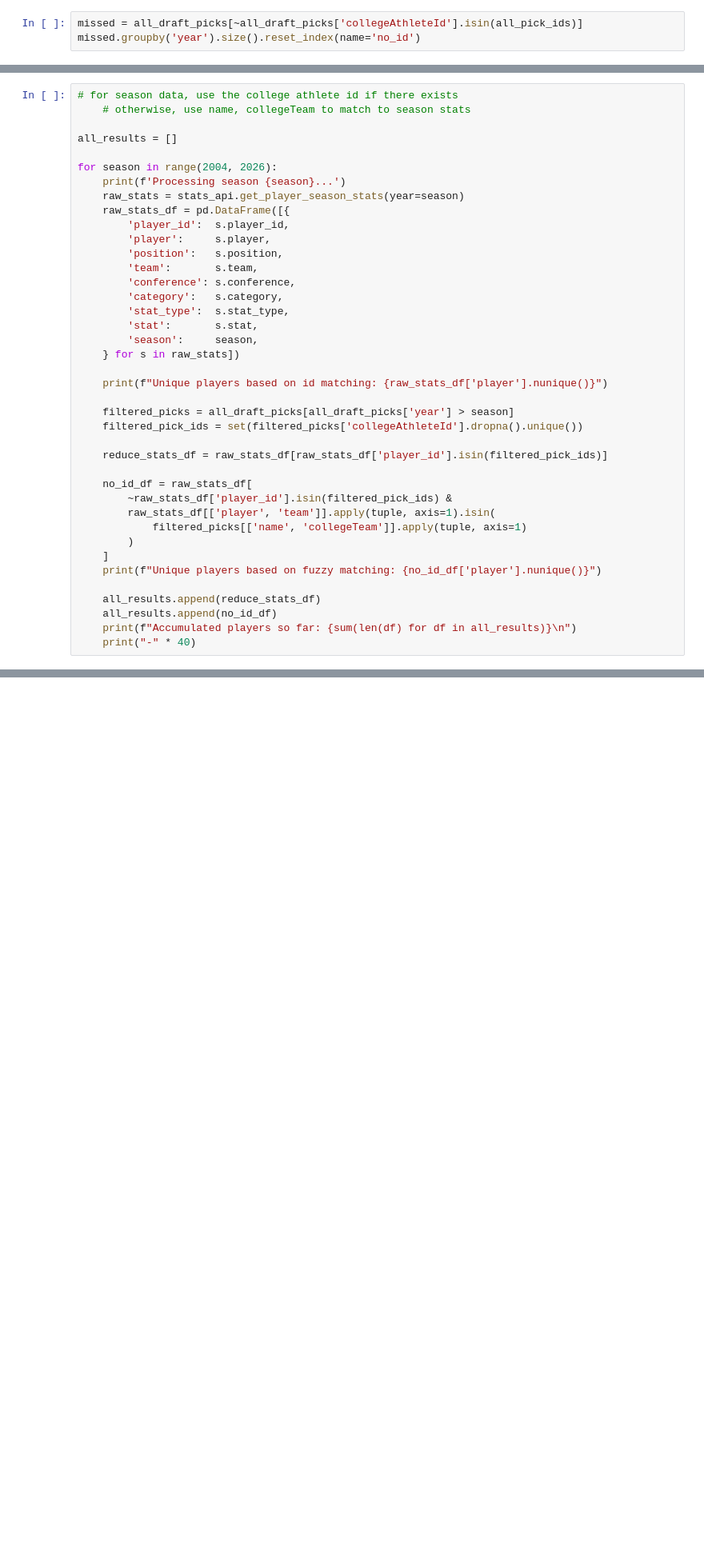
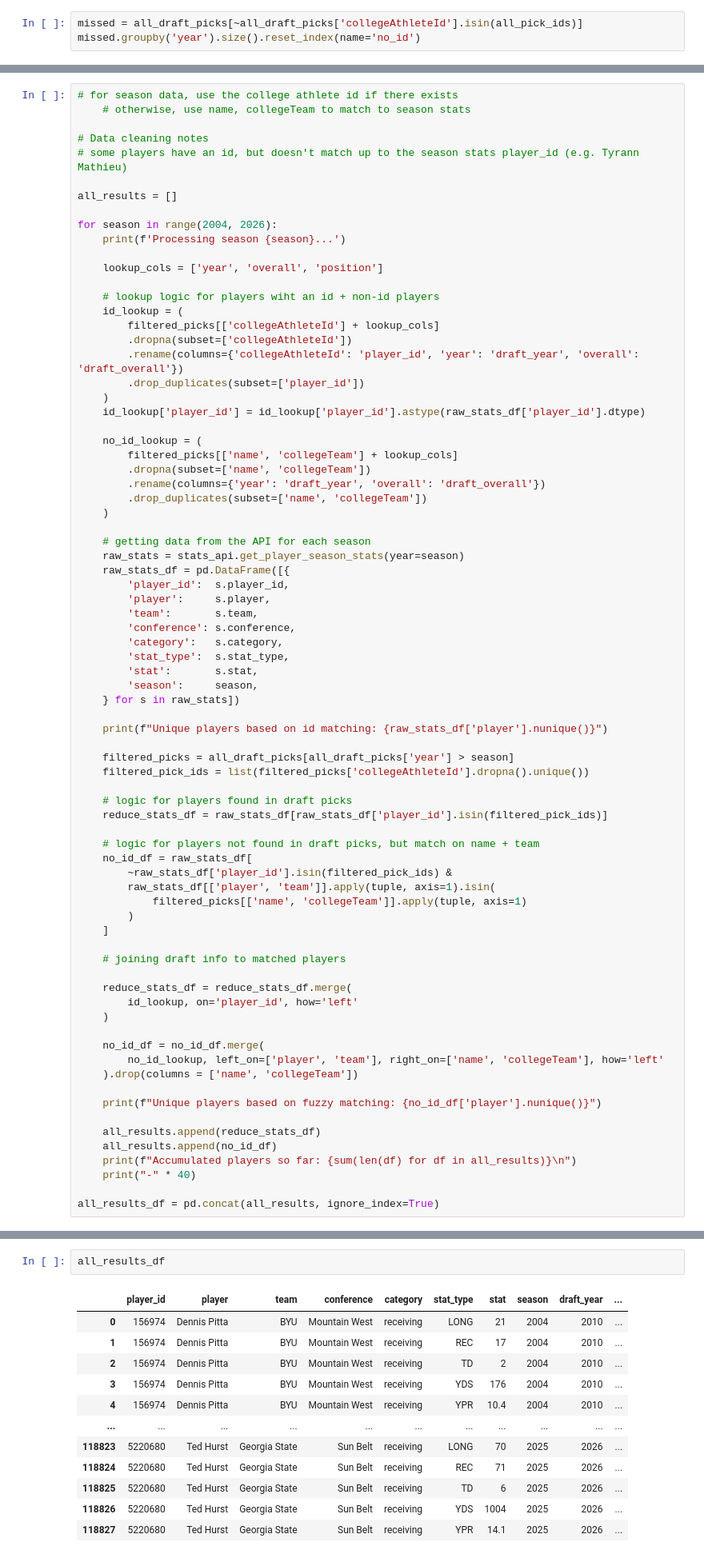
Before and after one commit to arnavk377/DraftSight, a Jupyter notebook: data/exploring_cfb.ipynb, the cells around one changed output, grey strips where cells are left out. Shown at 80% size. Drawn from its saved outputs; the diff is of its cells as text; blank space fills up the shorter version.

Commit message:
adding player statistic data

```diff
--- a/data/exploring_cfb.ipynb
+++ b/data/exploring_cfb.ipynb
@@ -557,16 +565,38 @@ missed.groupby('year').size().reset_index(name='no_id')
 # %%
 # for season data, use the college athlete id if there exists
     # otherwise, use name, collegeTeam to match to season stats
+
+# Data cleaning notes
+# some players have an id, but doesn't match up to the season stats player_id (e.g. Tyrann Mathieu)
 
 all_results = []
 
 for season in range(2004, 2026):
     print(f'Processing season {season}...')
+
+    lookup_cols = ['year', 'overall', 'position']
+
+    # lookup logic for players wiht an id + non-id players
+    id_lookup = (
+        filtered_picks[['collegeAthleteId'] + lookup_cols]
+        .dropna(subset=['collegeAthleteId'])
+        .rename(columns={'collegeAthleteId': 'player_id', 'year': 'draft_year', 'overall': 'draft_overall'})
+        .drop_duplicates(subset=['player_id'])
+    )
+    id_lookup['player_id'] = id_lookup['player_id'].astype(raw_stats_df['player_id'].dtype)
+
+    no_id_lookup = (
+        filtered_picks[['name', 'collegeTeam'] + lookup_cols]
+        .dropna(subset=['name', 'collegeTeam'])
+        .rename(columns={'year': 'draft_year', 'overall': 'draft_overall'})
+        .drop_duplicates(subset=['name', 'collegeTeam'])
+    )
+
+    # getting data from the API for each season
     raw_stats = stats_api.get_player_season_stats(year=season)
     raw_stats_df = pd.DataFrame([{
         'player_id':  s.player_id,
         'player':     s.player,
-        'position':   s.position,
         'team':       s.team,
         'conference': s.conference,
         'category':   s.category,
@@ -578,22 +608,37 @@ for season in range(2004, 2026):
     print(f"Unique players based on id matching: {raw_stats_df['player'].nunique()}")
 
     filtered_picks = all_draft_picks[all_draft_picks['year'] > season]
-    filtered_pick_ids = set(filtered_picks['collegeAthleteId'].dropna().unique())
+    filtered_pick_ids = list(filtered_picks['collegeAthleteId'].dropna().unique())
 
+    # logic for players found in draft picks
     reduce_stats_df = raw_stats_df[raw_stats_df['player_id'].isin(filtered_pick_ids)]
 
+    # logic for players not found in draft picks, but match on name + team
     no_id_df = raw_stats_df[
         ~raw_stats_df['player_id'].isin(filtered_pick_ids) &
         raw_stats_df[['player', 'team']].apply(tuple, axis=1).isin(
             filtered_picks[['name', 'collegeTeam']].apply(tuple, axis=1)
         )
     ]
+
+    # joining draft info to matched players
+
+    reduce_stats_df = reduce_stats_df.merge(
+        id_lookup, on='player_id', how='left'
+    )
+
+    no_id_df = no_id_df.merge(
+        no_id_lookup, left_on=['player', 'team'], right_on=['name', 'collegeTeam'], how='left'
+    ).drop(columns = ['name', 'collegeTeam'])
+
     print(f"Unique players based on fuzzy matching: {no_id_df['player'].nunique()}")
 
     all_results.append(reduce_stats_df)
     all_results.append(no_id_df)
     print(f"Accumulated players so far: {sum(len(df) for df in all_results)}\n")
     print("-" * 40)
+
+all_results_df = pd.concat(all_results, ignore_index=True)
 # %% [output]
 Processing season 2004...
 Unique players based on id matching: 8
@@ -754,0 +669,15 @@ df_all.to_csv('raw_cfb/cfb_stats_chat_match.csv', index=False)
+# %%
+all_results_df
+# %% [output]
+|  | player_id | player | team | conference | category | stat_type | stat | season | draft_year | ... |
+| 0 | 156974 | Dennis Pitta | BYU | Mountain West | receiving | LONG | 21 | 2004 | 2010 | ... |
+| 1 | 156974 | Dennis Pitta | BYU | Mountain West | receiving | REC | 17 | 2004 | 2010 | ... |
+| 2 | 156974 | Dennis Pitta | BYU | Mountain West | receiving | TD | 2 | 2004 | 2010 | ... |
+| 3 | 156974 | Dennis Pitta | BYU | Mountain West | receiving | YDS | 176 | 2004 | 2010 | ... |
+| 4 | 156974 | Dennis Pitta | BYU | Mountain West | receiving | YPR | 10.4 | 2004 | 2010 | ... |
+| ... | ... | ... | ... | ... | ... | ... | ... | ... | ... | ... |
+| 118823 | 5220680 | Ted Hurst | Georgia State | Sun Belt | receiving | LONG | 70 | 2025 | 2026 | ... |
+| 118824 | 5220680 | Ted Hurst | Georgia State | Sun Belt | receiving | REC | 71 | 2025 | 2026 | ... |
+| 118825 | 5220680 | Ted Hurst | Georgia State | Sun Belt | receiving | TD | 6 | 2025 | 2026 | ... |
+| 118826 | 5220680 | Ted Hurst | Georgia State | Sun Belt | receiving | YDS | 1004 | 2025 | 2026 | ... |
+| 118827 | 5220680 | Ted Hurst | Georgia State | Sun Belt | receiving | YPR | 14.1 | 2025 | 2026 | ... |
```
Also changed, not shown: parts of 16 cells of this notebook, 2 other files.
